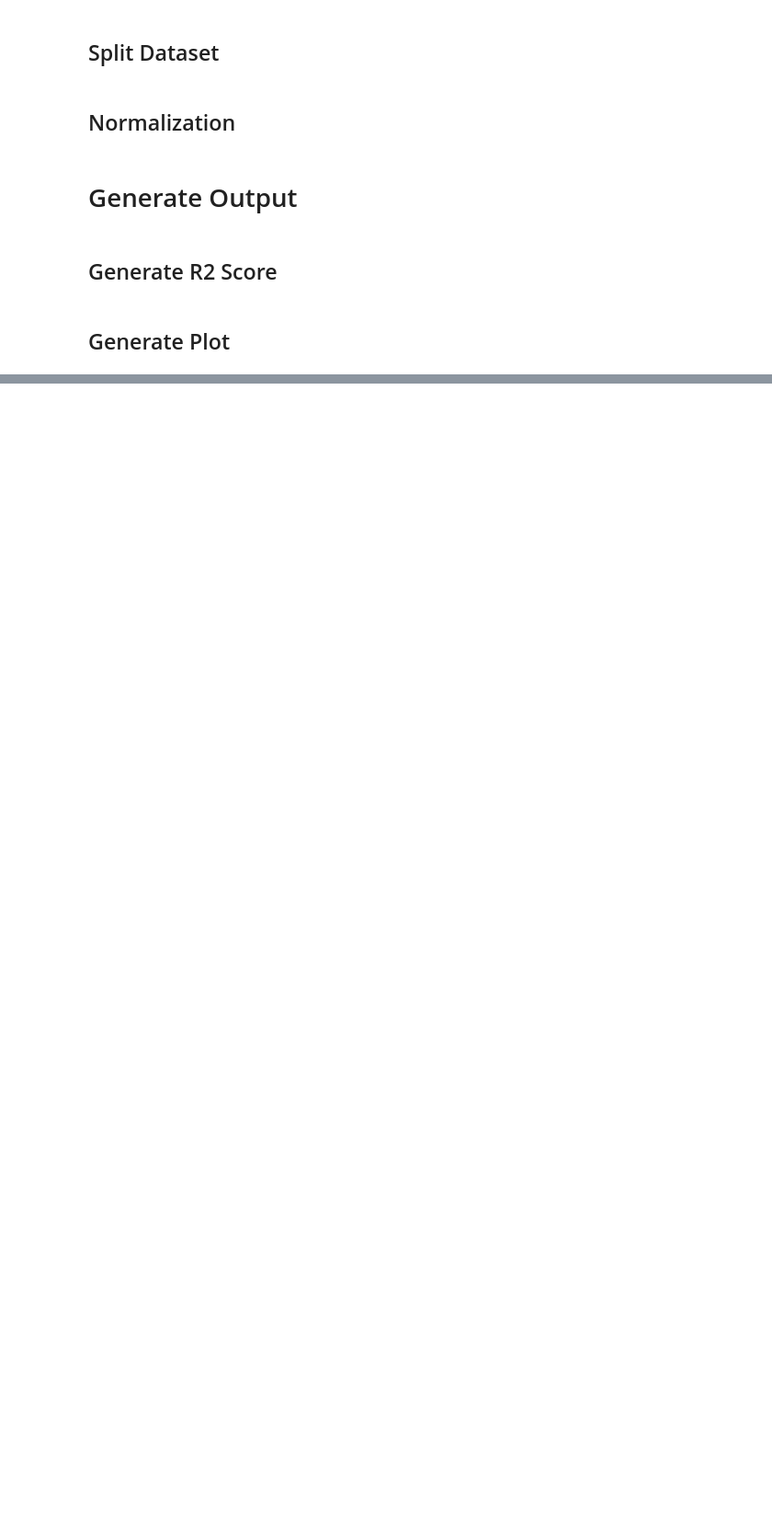
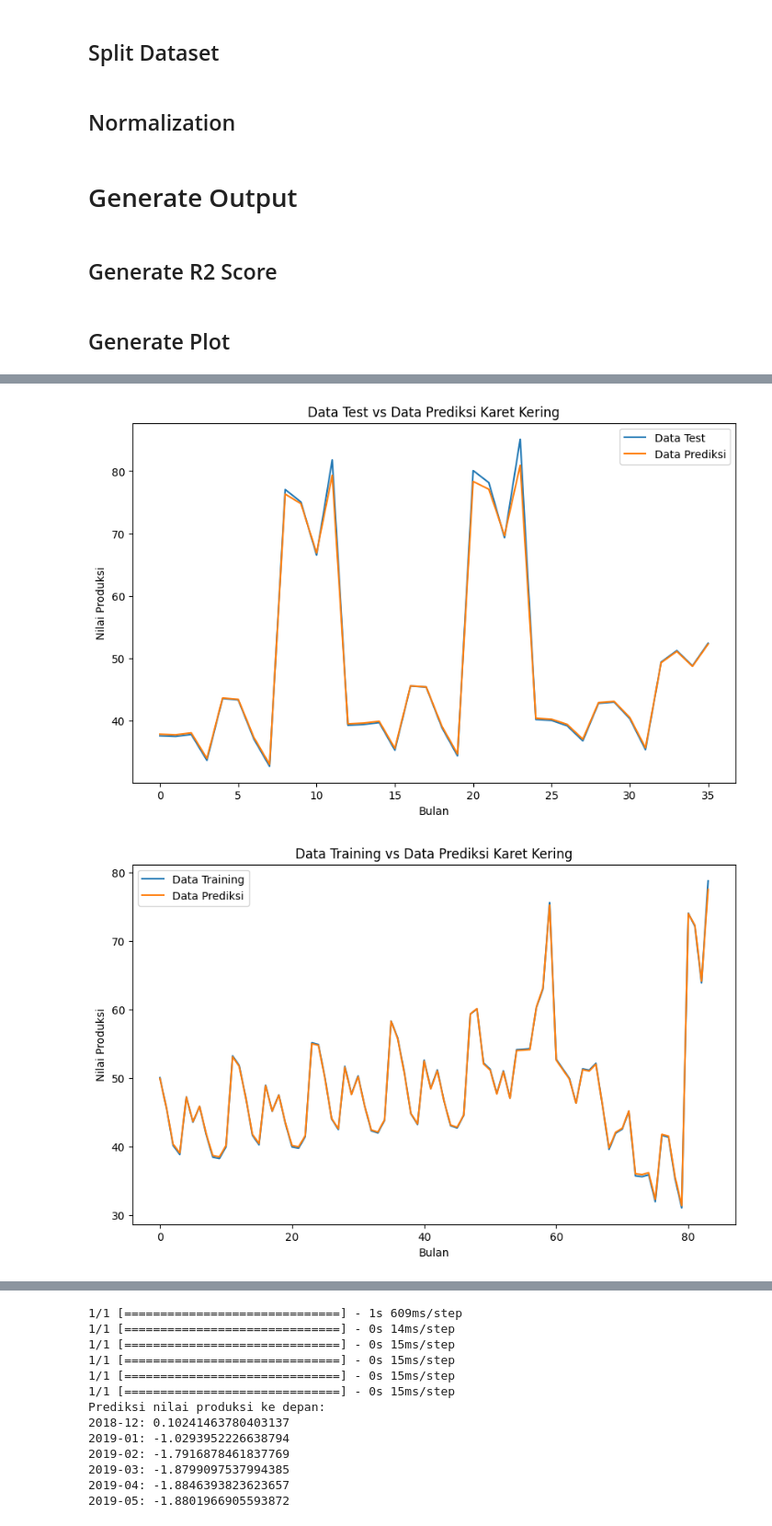
Before and after one commit to bayuik/cropForecastingProduction, a Jupyter notebook: TA_Testing_SVR_LSTM.ipynb, the cells around one changed output, grey strips where cells are left out. Shown at 92% size. Saved outputs shown, nothing was run; the diff lists cells and outputs as text; code cells hidden in the pictures; blank space fills up the shorter version.

```diff
--- a/TA_Testing_SVR_LSTM.ipynb
+++ b/TA_Testing_SVR_LSTM.ipynb
@@ -383,0 +275,3 @@ Prediksi 7 bulan ke depan: [[1784.56406286]
+# %%
+model_lstm(karet_kering, 'Karet Kering', 0.3, 1000, 'sigmoid')
+# %% [output]
@@ -383,0 +334,2 @@ Prediksi 7 bulan ke depan: [[1784.56406286]
+[figure, added]
+[figure, added]
@@ -383,0 +354,13 @@ Prediksi 7 bulan ke depan: [[1784.56406286]
+1/1 [==============================] - 1s 609ms/step
+1/1 [==============================] - 0s 14ms/step
+1/1 [==============================] - 0s 15ms/step
+1/1 [==============================] - 0s 15ms/step
+1/1 [==============================] - 0s 15ms/step
+1/1 [==============================] - 0s 15ms/step
+Prediksi nilai produksi ke depan:
+2018-12: 0.10241463780403137
+2019-01: -1.0293952226638794
+2019-02: -1.7916878461837769
+2019-03: -1.8799097537994385
+2019-04: -1.8846393823623657
+2019-05: -1.8801966905593872
```
Also changed, not shown: parts of 46 cells of this notebook.
